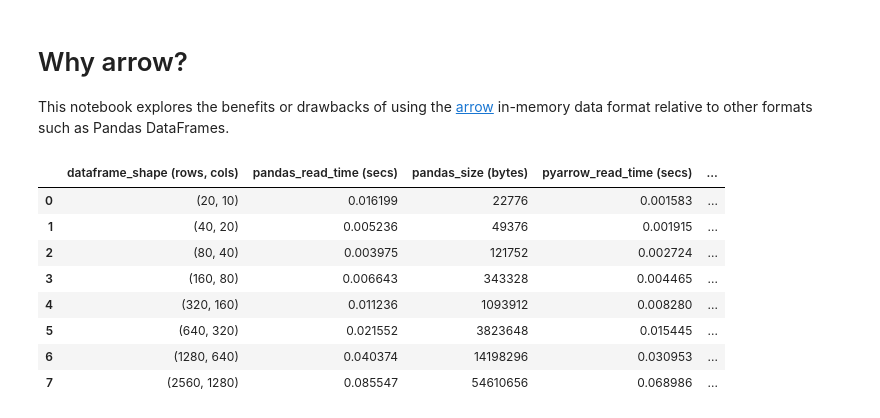
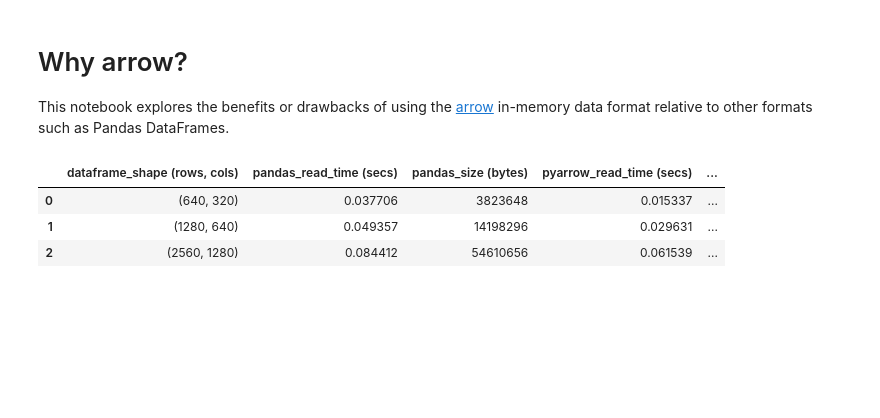
Before and after one commit to d33bs/CytoTable-benchmarks, a Jupyter notebook: notebooks/arrow_analysis.ipynb, the cells around one changed output. Saved outputs shown, nothing was run; the diff lists cells and outputs as text; code cells hidden in the pictures; blank space fills up the shorter version.

```diff
--- a/notebooks/arrow_analysis.ipynb
+++ b/notebooks/arrow_analysis.ipynb
@@ -25,15 +27,15 @@ parquet_name = "example.parquet"
 pathlib.Path(parquet_name).unlink(missing_ok=True)
 # %%
 # starting rowcount and col count
-nrows = 10
-ncols = 5
+nrows = 320
+ncols = 160
 
 # result list for storing data
 results = []
 
 # loop for iterating over increasingly large dataframes
 # and gathering data about operations on them
-for _ in range(1, 9):
+for _ in range(1, 4):
     # increase the size of the dataframe
     nrows *= 2
     ncols *= 2
@@ -47,52 +49,36 @@ for _ in range(1, 9):
 
     # append data to the result list
     results.append(
         {
             # general information about the dataframe
             "dataframe_shape (rows, cols)": str(df.shape),
             # information about pandas
             "pandas_read_time (secs)": timer(pd.read_parquet, path=parquet_name),
             "pandas_size (bytes)": asizeof(pd.read_parquet(path=parquet_name)),
             # information about pyarrow
             "pyarrow_read_time (secs)": timer(parquet.read_table, source=parquet_name),
             "pyarrow_size (bytes)": asizeof(parquet.read_table(source=parquet_name)),
             # information about polars
             "polars_read_time (secs)": timer(
                 pl.scan_parquet, source=parquet_name, method_chain="collect"
             ),
             "polars_size (bytes)": pl.scan_parquet(source=parquet_name)
             .collect()
             .estimated_size(),
-            # information about duckdb numpy
-            "duckdb_arrow_read_time (secs)": timer(
-                duckdb.connect().execute,
-                query=f"SELECT * FROM read_parquet('{parquet_name}')",
-                method_chain="arrow",
-            ),
-            "duckdb_arrow_size (bytes)": asizeof(
-                duckdb.connect()
-                .execute(query=f"SELECT * FROM read_parquet('{parquet_name}')")
-                .arrow()
-            ),
         }
     )
 
     # remove any existing files in preparation for next steps
     pathlib.Path(parquet_name).unlink(missing_ok=True)
 
 
 df_results = pd.DataFrame(results)
 df_results
 # %% [output]
 |  | dataframe_shape (rows, cols) | pandas_read_time (secs) | pandas_size (bytes) | pyarrow_read_time (secs) | ... |
-| 0 | (20, 10) | 0.016199 | 22776 | 0.001583 | ... |
-| 1 | (40, 20) | 0.005236 | 49376 | 0.001915 | ... |
-| 2 | (80, 40) | 0.003975 | 121752 | 0.002724 | ... |
-| 3 | (160, 80) | 0.006643 | 343328 | 0.004465 | ... |
-| 4 | (320, 160) | 0.011236 | 1093912 | 0.008280 | ... |
-| 5 | (640, 320) | 0.021552 | 3823648 | 0.015445 | ... |
-| 6 | (1280, 640) | 0.040374 | 14198296 | 0.030953 | ... |
-| 7 | (2560, 1280) | 0.085547 | 54610656 | 0.068986 | ... |
+| 0 | (640, 320) | 0.037706 | 3823648 | 0.015337 | ... |
+| 1 | (1280, 640) | 0.049357 | 14198296 | 0.029631 | ... |
+| 2 | (2560, 1280) | 0.084412 | 54610656 | 0.061539 | ... |
 # %%
 # write times barchart
 fig = px.bar(
```
Also changed, not shown: parts of 4 cells of this notebook, 11 other files.
